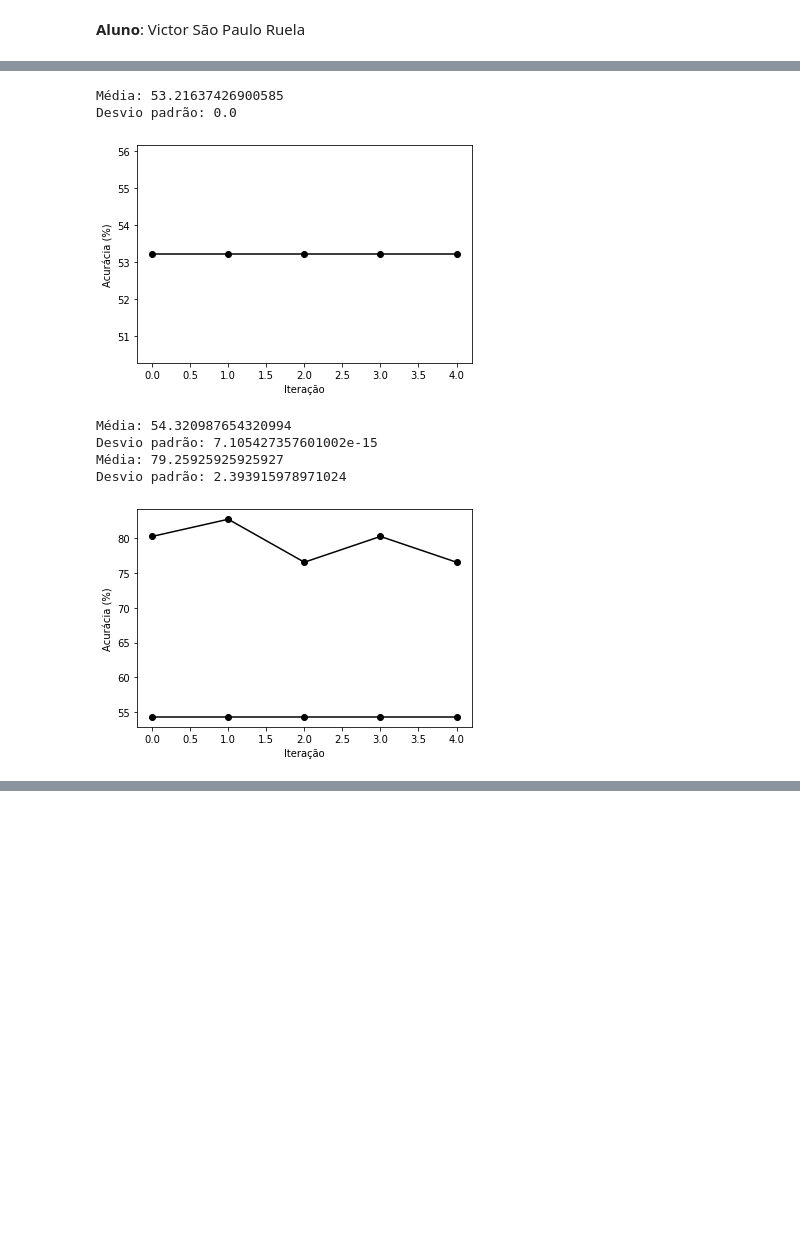
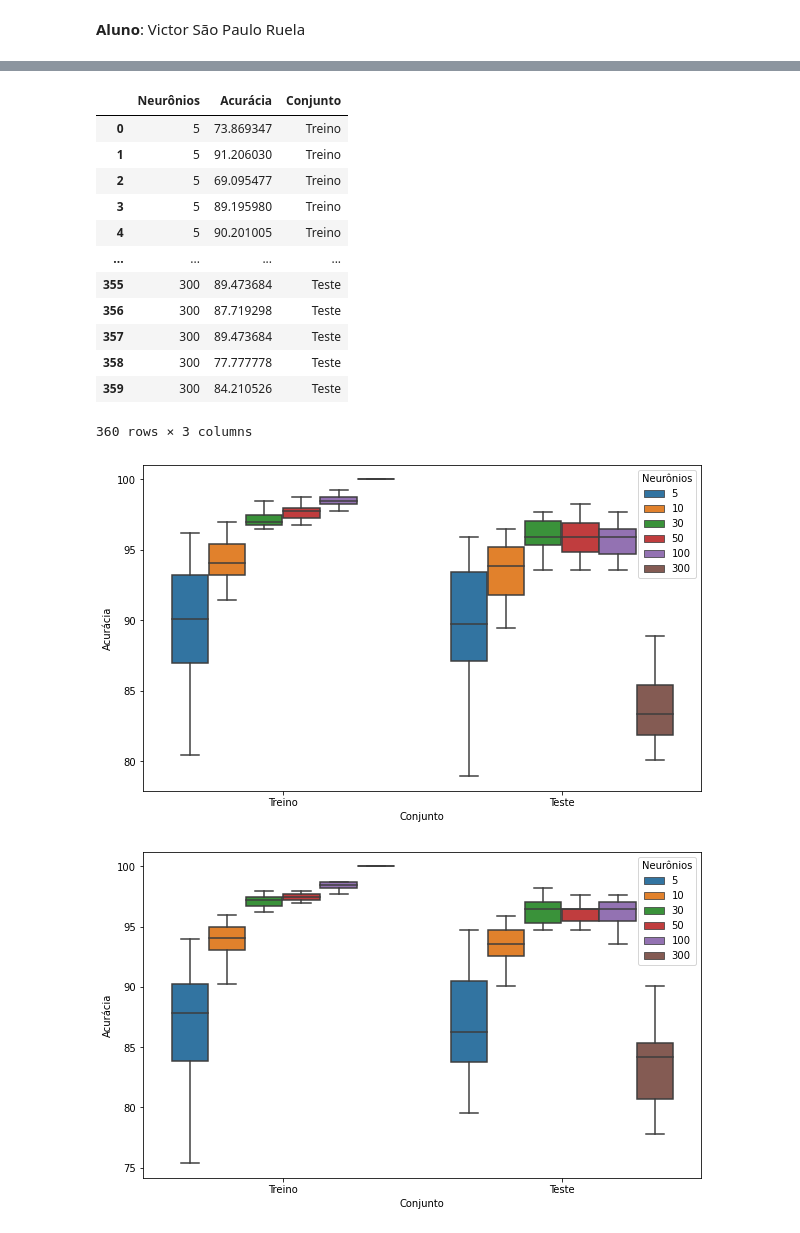
Before and after one commit to vicrsp/rna-ppgee, a Jupyter notebook: exercicios/ex6/Redes Neurais Artificiais - Exercício 6.ipynb, the cells around one changed output, grey strips where cells are left out. Drawn from its saved outputs; the diff is of its cells as text; code cells hidden in the pictures; blank space fills up the shorter version.

Commit message:
- experimentos ELM

```diff
--- a/exercicios/ex6/Redes Neurais Artificiais - Exercício 6.ipynb
+++ b/exercicios/ex6/Redes Neurais Artificiais - Exercício 6.ipynb
@@ -200,16 +207,4 @@ sns.boxplot(data=res_complete, x='Neurônios',y='Acurácia',hue='Conjunto')
-# %%
-perceptron_experiment(X_bc, y_bc)
-elm_experiment(X_bc, y_bc)
-# %% [output]
-Média: 53.21637426900585
-Desvio padrão: 0.0
-[figure, removed]
-# %%
-perceptron_experiment(X_hd, y_hd)
-elm_experiment(X_hd, y_hd)
-# %% [output]
-Média: 54.320987654320994
-Desvio padrão: 7.105427357601002e-15
-Média: 79.25925925925927
-Desvio padrão: 2.393915978971024
-[figure, removed]
+# %%
+elm_experiment_dataset_split(X_bc, y_bc,neurons=[5,10,30,50,100,300])
+elm_experiment_training(X_bc, y_bc,neurons=[5,10,30,50,100,300])
+# %% [output]
@@ -215,0 +227,15 @@ Desvio padrão: 2.393915978971024
+|  | Neurônios | Acurácia | Conjunto |
+| 0 | 5 | 73.869347 | Treino |
+| 1 | 5 | 91.206030 | Treino |
+| 2 | 5 | 69.095477 | Treino |
+| 3 | 5 | 89.195980 | Treino |
+| 4 | 5 | 90.201005 | Treino |
+| ... | ... | ... | ... |
+| 355 | 300 | 89.473684 | Teste |
+| 356 | 300 | 87.719298 | Teste |
+| 357 | 300 | 89.473684 | Teste |
+| 358 | 300 | 77.777778 | Teste |
+| 359 | 300 | 84.210526 | Teste |
+360 rows × 3 columns
+[figure, added]
+[figure, added]
```
Also changed, not shown: parts of 8 cells of this notebook.
